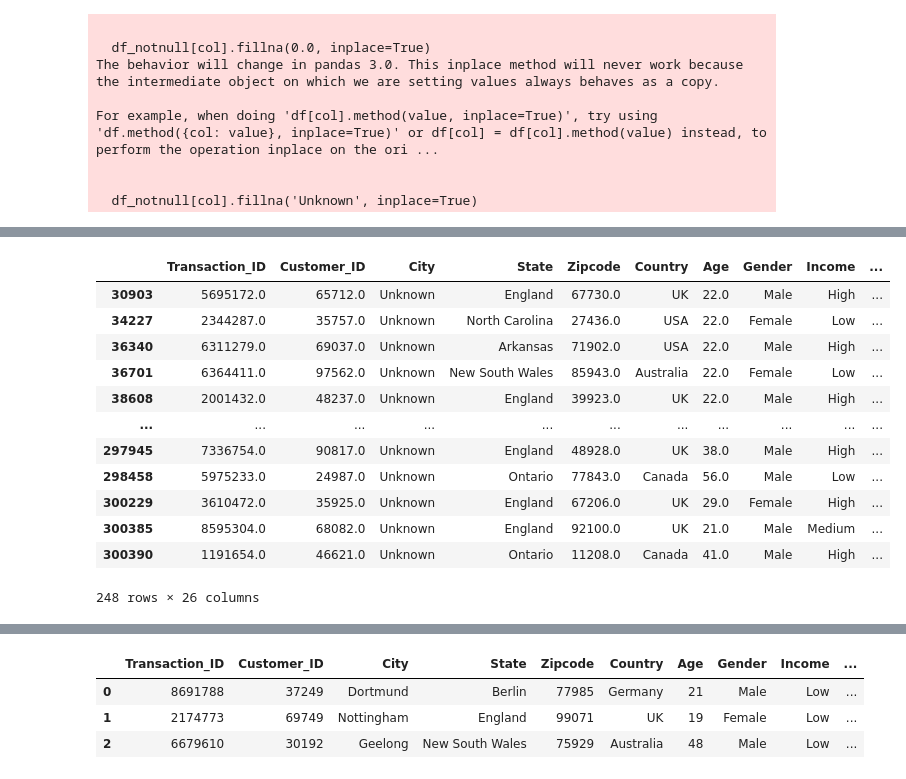
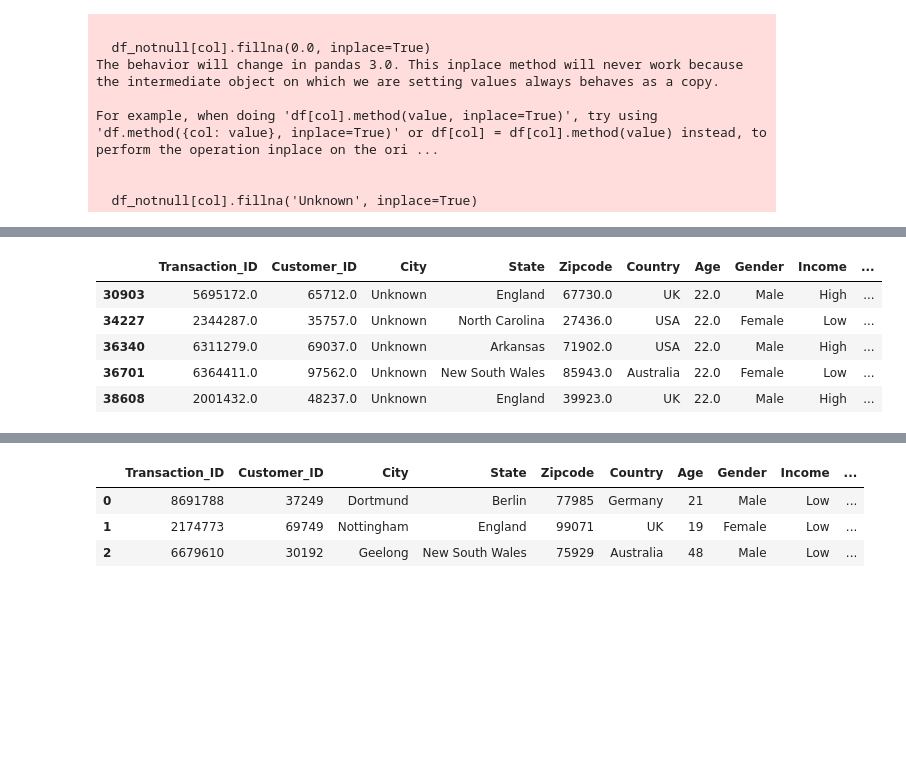
Before and after one commit to youscd/Retail_data_Analysis, a Jupyter notebook: project.ipynb, the cells around one changed output, grey strips where cells are left out. Cells and saved outputs as stored; diff of their text form; code cells hidden in the pictures; blank space fills up the shorter version.

```diff
--- a/project.ipynb
+++ b/project.ipynb
@@ -94,19 +96,12 @@ Data columns (total 26 columns):
 dtypes: float64(9), object(17)
 memory usage: 59.9+ MB
 # %%
-df_notnull[df_notnull['City'] == 'Unknown']
+df_notnull[df_notnull['City'] == 'Unknown'][:5]
 # %% [output]
 |  | Transaction_ID | Customer_ID | City | State | Zipcode | Country | Age | Gender | Income | ... |
 | 30903 | 5695172.0 | 65712.0 | Unknown | England | 67730.0 | UK | 22.0 | Male | High | ... |
 | 34227 | 2344287.0 | 35757.0 | Unknown | North Carolina | 27436.0 | USA | 22.0 | Female | Low | ... |
 | 36340 | 6311279.0 | 69037.0 | Unknown | Arkansas | 71902.0 | USA | 22.0 | Male | High | ... |
 | 36701 | 6364411.0 | 97562.0 | Unknown | New South Wales | 85943.0 | Australia | 22.0 | Female | Low | ... |
 | 38608 | 2001432.0 | 48237.0 | Unknown | England | 39923.0 | UK | 22.0 | Male | High | ... |
-| ... | ... | ... | ... | ... | ... | ... | ... | ... | ... | ... |
-| 297945 | 7336754.0 | 90817.0 | Unknown | England | 48928.0 | UK | 38.0 | Male | High | ... |
-| 298458 | 5975233.0 | 24987.0 | Unknown | Ontario | 77843.0 | Canada | 56.0 | Male | Low | ... |
-| 300229 | 3610472.0 | 35925.0 | Unknown | England | 67206.0 | UK | 29.0 | Female | High | ... |
-| 300385 | 8595304.0 | 68082.0 | Unknown | England | 92100.0 | UK | 21.0 | Male | Medium | ... |
-| 300390 | 1191654.0 | 46621.0 | Unknown | Ontario | 11208.0 | Canada | 41.0 | Male | High | ... |
-248 rows × 26 columns
 # %%
```
Also changed, not shown: parts of 27 cells of this notebook.
